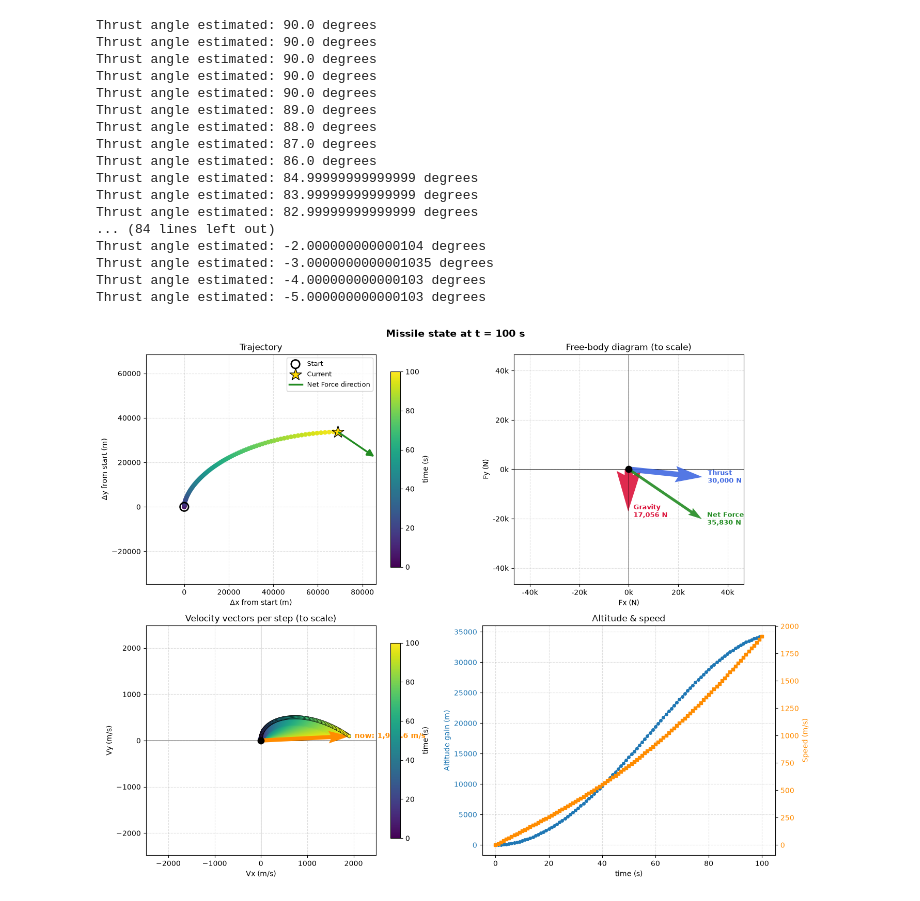
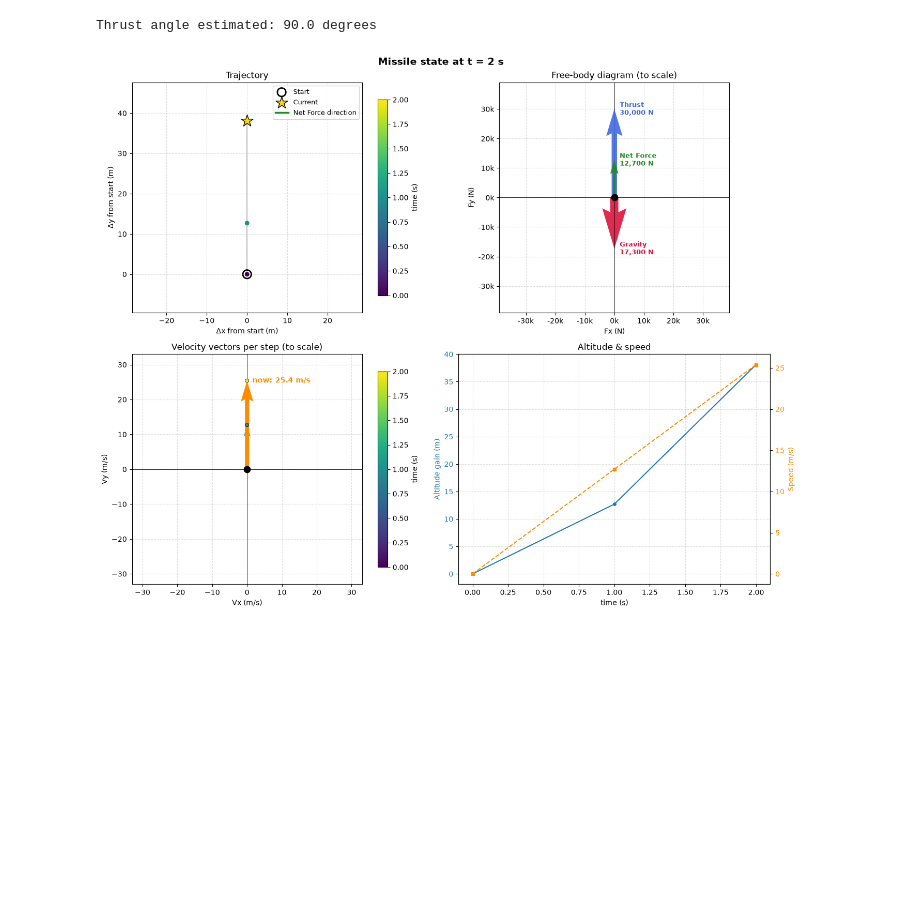
Before and after one commit to RaLLy08/icbm-missile-simulator, a Jupyter notebook: analysis/missile-physics.ipynb, the cells around one changed output. Drawn from its saved outputs; the diff is of its cells as text; code cells hidden in the pictures; blank space fills up the shorter version.

```diff
--- a/analysis/missile-physics.ipynb
+++ b/analysis/missile-physics.ipynb
@@ -242,25 +242,3 @@ def plot_missile_state(trajectory, forces, labels, colors, t, dt, v0=None):
     plt.tight_layout()
     plt.show()
     return fig
-# %%
-G = 6.67430e-11
-M_earth = 5.972e24
-m_missile = 1000.0
-
-pos_missile = np.array([0, 4.8e6])
-r_mag = np.linalg.norm(pos_missile)
-
-# Force vectors (in Newtons)
-f_gravity = -G * M_earth * m_missile * pos_missile / (r_mag**3)
-f_thrust = np.array([3000.0, 5000.0])
-f_net = f_gravity + f_thrust
-
-# Scale Newtons (~10^3) to match spatial coordinates (~10^6 meters)
-plot_2d_vectors(
-    vectors=[f_gravity, f_thrust, f_net],
-    origins=pos_missile,
-    labels=["Gravity", "Thrust", "Net Force"],
-    colors=["crimson", "royalblue", "forestgreen"],
-    scale=300,
-    title="2D Missile Forces t=0 seconds",
-)
@@ -287,7 +261,7 @@ trajectory = [pos_missile.copy()]
 # %%
 
 
-for _ in range(100):  # Simulate 100 steps
+for _ in range(1):  # Simulate 100 steps
     t = step * dt
     step += 1
 
@@ -295,47 +269,31 @@ for _ in range(100):  # Simulate 100 steps
     r_mag = np.linalg.norm(pos_missile)
     f_gravity = -G * M_earth * m_missile * pos_missile / (r_mag**3)
 
     f_thrust_angle = np.arctan2(f_thrust[1], f_thrust[0])
     print(f"Thrust angle estimated: {np.degrees(f_thrust_angle)} degrees")
 
     if step > 5:
         f_thrust_angle -= np.radians(1)  # Example: decrease thrust angle by 5 degrees
         f_thrust = np.array([np.cos(f_thrust_angle), np.sin(f_thrust_angle)]) * np.linalg.norm(f_thrust)
 
     f_net = f_gravity + f_thrust
 
     # 3. Discrete Kinematics Update (Symplectic Euler)
     accel = f_net / m_missile
     vel_missile = vel_missile + accel * dt
     pos_missile = pos_missile + vel_missile * dt
     trajectory.append(pos_missile.copy())
 
 
 # trailing ";" stops Jupyter from displaying the returned Figure a second time
 plot_missile_state(
     trajectory=trajectory,
     forces=[f_gravity, f_thrust, f_net],  # net force last
     labels=["Gravity", "Thrust", "Net Force"],
     colors=["crimson", "royalblue", "forestgreen"],
     t=t,
     dt=dt,
 );
 # %% [output]
 Thrust angle estimated: 90.0 degrees
-Thrust angle estimated: 90.0 degrees
-Thrust angle estimated: 90.0 degrees
-Thrust angle estimated: 90.0 degrees
-Thrust angle estimated: 90.0 degrees
-Thrust angle estimated: 89.0 degrees
-Thrust angle estimated: 88.0 degrees
-Thrust angle estimated: 87.0 degrees
-Thrust angle estimated: 86.0 degrees
-Thrust angle estimated: 84.99999999999999 degrees
-Thrust angle estimated: 83.99999999999999 degrees
-Thrust angle estimated: 82.99999999999999 degrees
-... (84 lines left out)
-Thrust angle estimated: -2.000000000000104 degrees
-Thrust angle estimated: -3.0000000000001035 degrees
-Thrust angle estimated: -4.000000000000103 degrees
-Thrust angle estimated: -5.000000000000103 degrees
-[figure, old version]
+[figure, new version]
```
Also changed, not shown: parts of 1 cell of this notebook, 7 other files.
